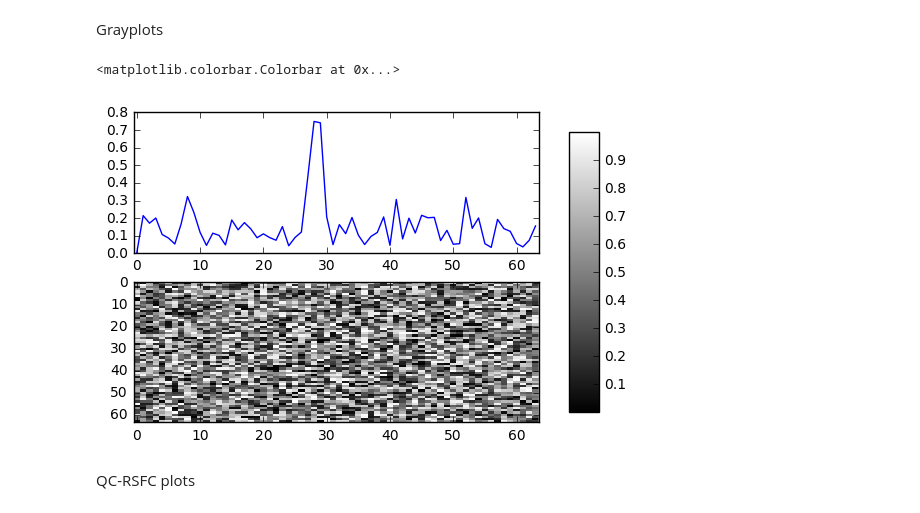
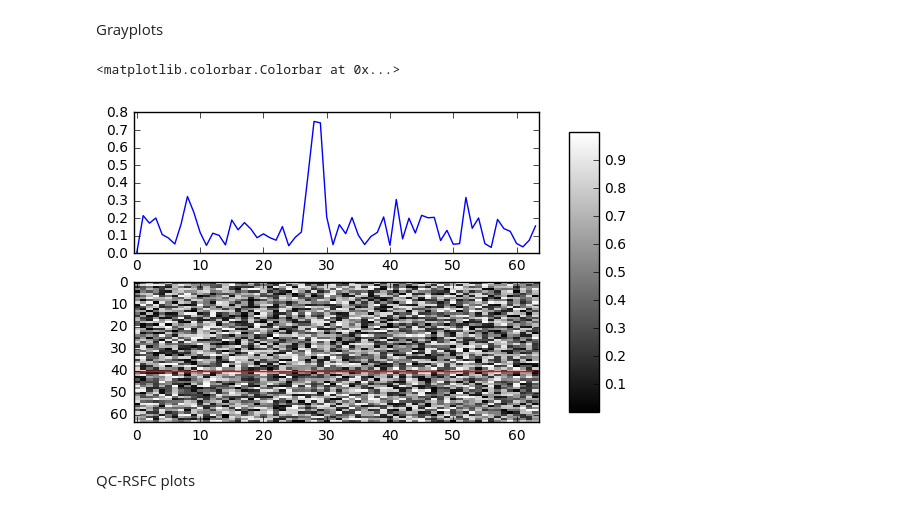
Before and after one commit to paola-g/fc_reproducibility, a Jupyter notebook: python/pipelineCustom.ipynb, the cells around one changed output. Cells and saved outputs as stored; diff of their text form; code cells hidden in the pictures.

```diff
--- a/python/pipelineCustom.ipynb
+++ b/python/pipelineCustom.ipynb
@@ -1536,6 +1553,9 @@ plot_corrs(x,y)
 ### Plots
 # %% [markdown]
 Grayplots
+# %%
+fmriRun = 'rfMRI_REST1_LR'
+subject = '734045'
 # %%
 # Frame displacement
 motionFile = op.join(buildpath(subject,fmriRun), 'Movement_Regressors_dt.txt')
@@ -1565,25 +1585,27 @@ fig.colorbar(im, cax=cbar_ax)
 # %%
 fig = plt.figure()
 ax1 = plt.subplot(211)
 plt.plot(np.arange(64),score[0:64])
 ax2 = plt.subplot(212, sharex=ax1)
 im = plt.imshow(np.random.rand(64, 64), aspect='auto', interpolation='None', cmap=plt.cm.gray)
+plt.axhline(y=40, color='r')
+plt.axhline(y=40, color='r')
 fig.subplots_adjust(right=0.8)
 cbar_ax = fig.add_axes([0.85, 0.15, 0.05, 0.7])
 fig.colorbar(im, cax=cbar_ax)
 #from mpl_toolkits.axes_grid1 import make_axes_locatable
 #divider = make_axes_locatable(plt.gca())
 #cax = divider.append_axes("right", "50%", pad="3%")
 #plt.colorbar(im, cax=cax)
 #plt.colorbar(im, use_gridspec=True)
 #plt.tight_layout()
 
 #cbaxes = fig.add_axes([0.8, 0.1, 0.03, 0.8])
 #cb = plt.colorbar(im, cax = cbaxes)
 #plt.show()
 # %% [output]
 <matplotlib.colorbar.Colorbar at 0x...>
-[figure, old version]
+[figure, new version]
 # %% [markdown]
 QC-RSFC plots
 # %%
```
Also changed, not shown: parts of 8 cells of this notebook.
